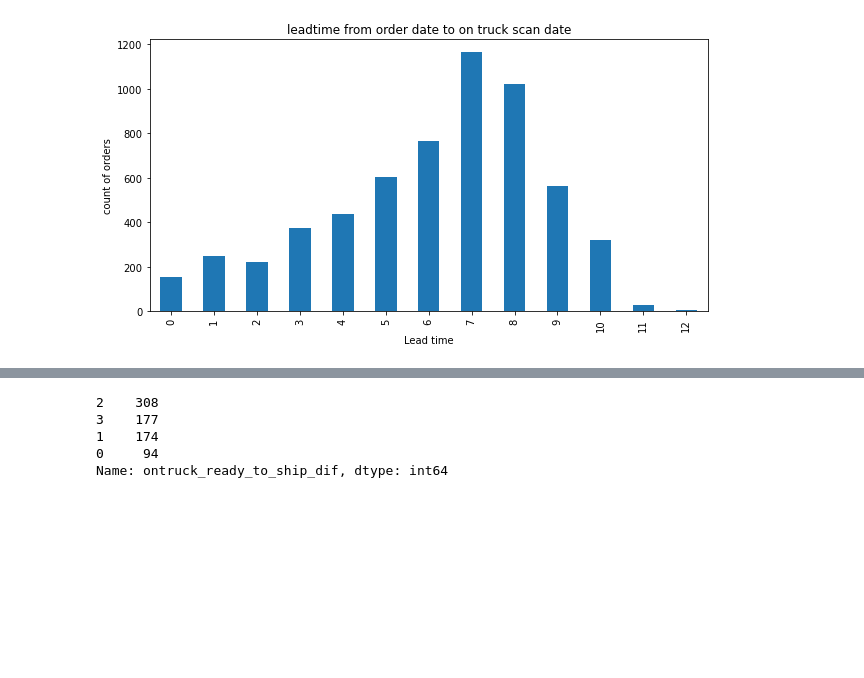
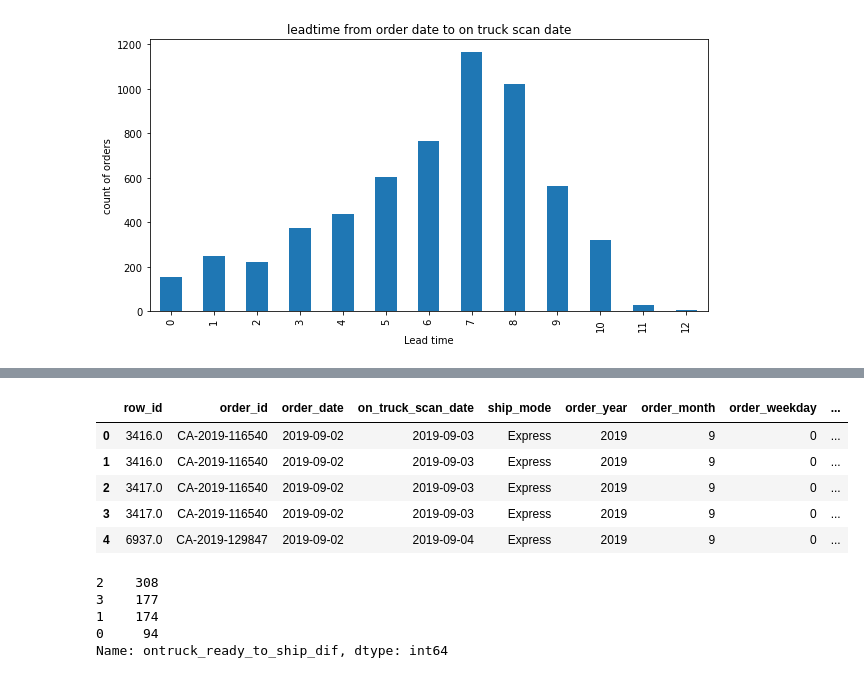
Before and after one commit to linapg/analysis_order_process_muesli_company, a Jupyter notebook: muesli_project.ipynb, the cells around one changed output, grey strips where cells are left out. Cells and saved outputs as stored; diff of their text form; code cells hidden in the pictures; blank space fills up the shorter version.

```diff
--- a/muesli_project.ipynb
+++ b/muesli_project.ipynb
@@ -258,6 +341,14 @@ df3.head()
 # %%
 # lead time from on truck scan date and ready to ship date
-df3['ontruck_ready_to_ship_dif'] = (df3['on_truck_scan_date'] - df3['ready_to_ship_date']).dt.days
+df3['ready_to_ship_on_truck_dif'] = (df3['on_truck_scan_date'] - df3['ready_to_ship_date']).dt.days
+df3.head()
+# %% [output]
+|  | row_id | order_id | order_date | on_truck_scan_date | ship_mode | order_year | order_month | order_weekday | ... |
+| 0 | 3416.0 | CA-2019-116540 | 2019-09-02 | 2019-09-03 | Express | 2019 | 9 | 0 | ... |
+| 1 | 3416.0 | CA-2019-116540 | 2019-09-02 | 2019-09-03 | Express | 2019 | 9 | 0 | ... |
+| 2 | 3417.0 | CA-2019-116540 | 2019-09-02 | 2019-09-03 | Express | 2019 | 9 | 0 | ... |
+| 3 | 3417.0 | CA-2019-116540 | 2019-09-02 | 2019-09-03 | Express | 2019 | 9 | 0 | ... |
+| 4 | 6937.0 | CA-2019-129847 | 2019-09-02 | 2019-09-04 | Express | 2019 | 9 | 0 | ... |
 # %%
 df3['ontruck_ready_to_ship_dif'].value_counts()
 #leadtime_muesli = df3.groupby('ontruck_ready_to_ship_dif').order_id.count()
```
Also changed, not shown: parts of 11 cells of this notebook.
